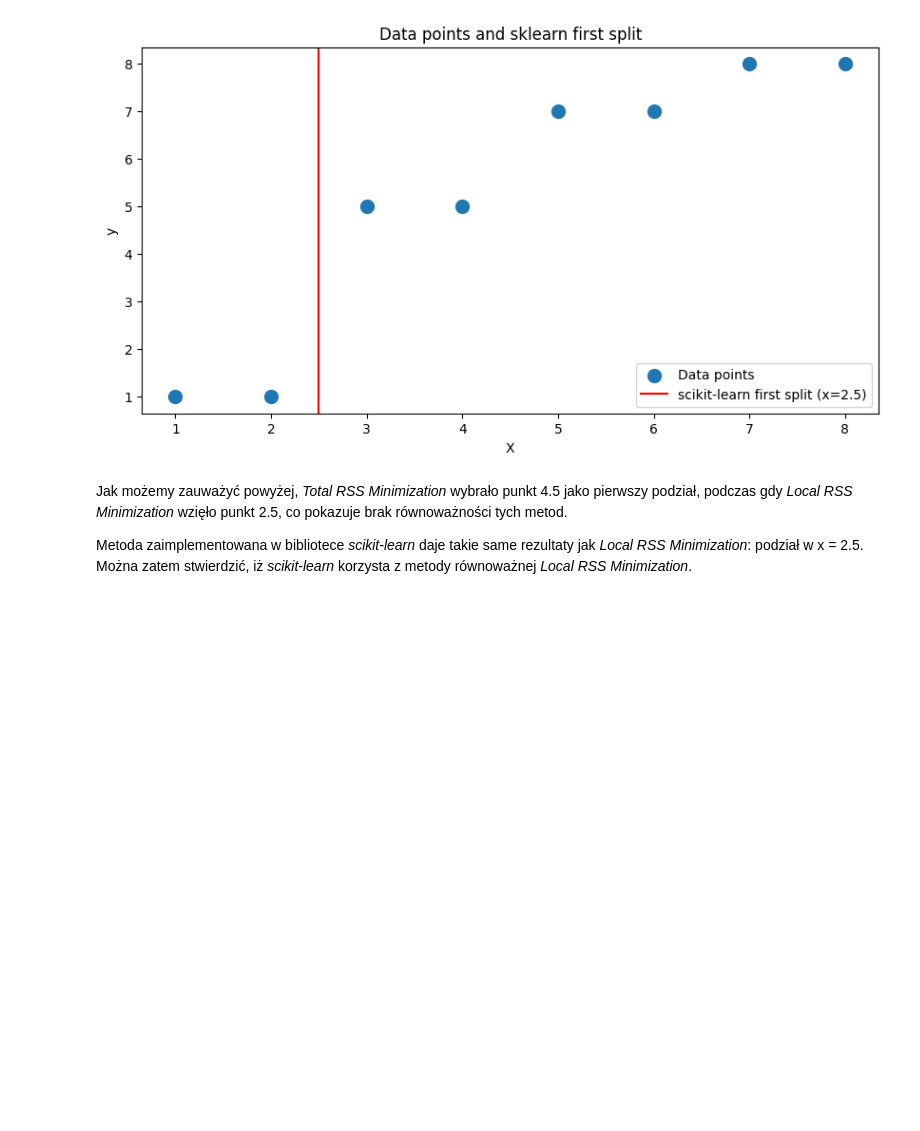
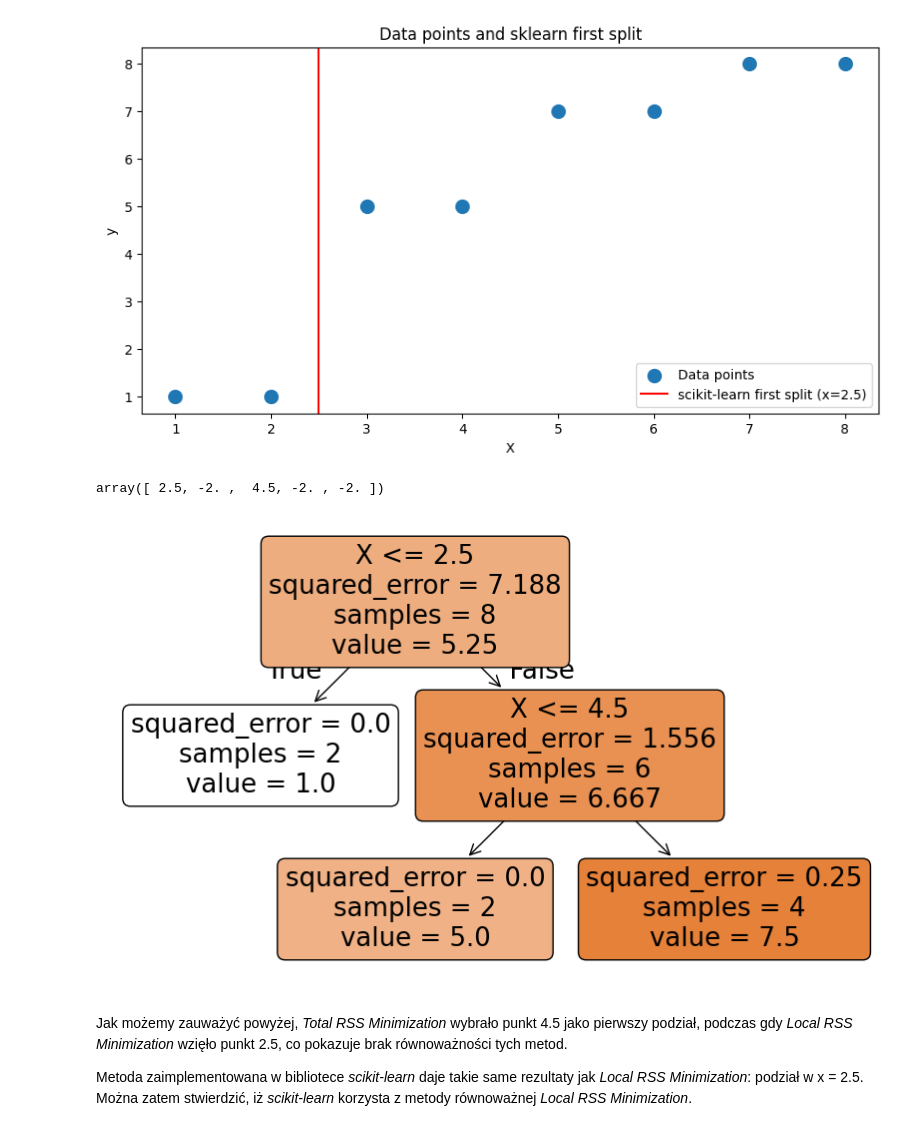
Before and after one commit to MichalSlowakiewicz/Machine-Learning, a Jupyter notebook: Homework6.ipynb, the cells around one changed output. Cells and saved outputs as stored; diff of their text form; code cells hidden in the pictures; blank space fills up the shorter version.

```diff
--- a/Homework6.ipynb
+++ b/Homework6.ipynb
@@ -199,6 +199,17 @@ First split at 5.5: Total RSS = 2.7
 First split at 6.5: Total RSS = 4.0
 First split at 7.5: Total RSS = 7.2
 [figure]
+# %%
+dt.tree_.threshold
+# %% [output]
+array([ 2.5, -2. ,  4.5, -2. , -2. ])
+# %%
+from sklearn.tree import  plot_tree
+plt.figure(figsize=(10, 6))
+plot_tree(dt, filled=True, feature_names=["X"], rounded=True)
+plt.show()
+# %% [output]
+[figure, added]
 # %% [markdown]
 Jak możemy zauważyć powyżej, *Total RSS Minimization* wybrało punkt 4.5 jako pierwszy podział, podczas gdy *Local RSS Minimization* wzięło punkt 2.5, co pokazuje brak równoważności tych metod.
 
```
Also changed, not shown: parts of 1 cell of this notebook.
